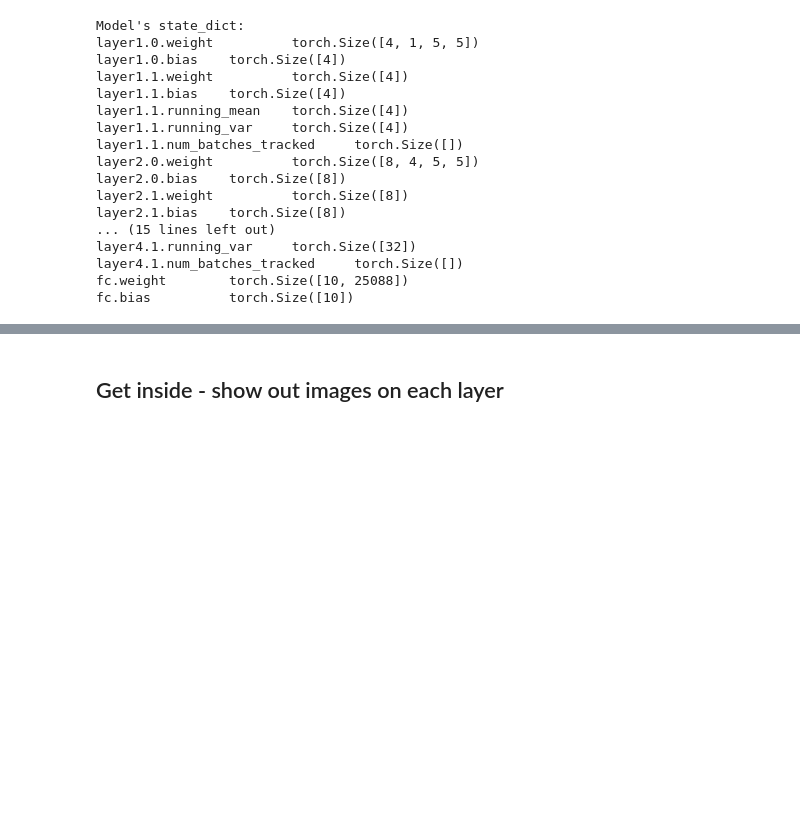
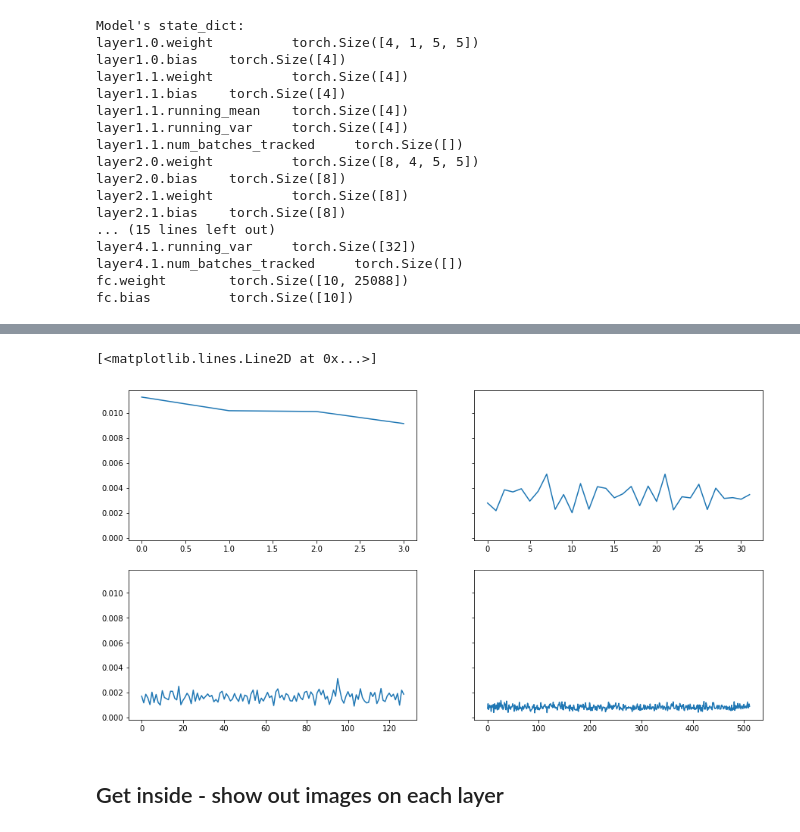
Before and after one commit to Milwa97/MasterThesis, a Jupyter notebook: ConvolutionalNN Open.ipynb, the cells around one changed output, grey strips where cells are left out. Cells and saved outputs as stored; diff of their text form; code cells hidden in the pictures; blank space fills up the shorter version.

```diff
--- a/ConvolutionalNN Open.ipynb
+++ b/ConvolutionalNN Open.ipynb
@@ -216 +312,11 @@ fc.bias          torch.Size([10])
+# %%
+fig, axs = plt.subplots(2, 2, figsize= (15,8), sharex=False, sharey=True)
+
+axs[0][0].plot(kernel_variance_1)
+axs[0][1].plot(kernel_variance_2)
+axs[1][0].plot(kernel_variance_3)
+axs[1][1].plot(kernel_variance_4)
+# %% [output]
+[<matplotlib.lines.Line2D at 0x...>]
+[figure, added]
 # %% [markdown]
```
Also changed, not shown: parts of 12 cells of this notebook, 1 other file.
